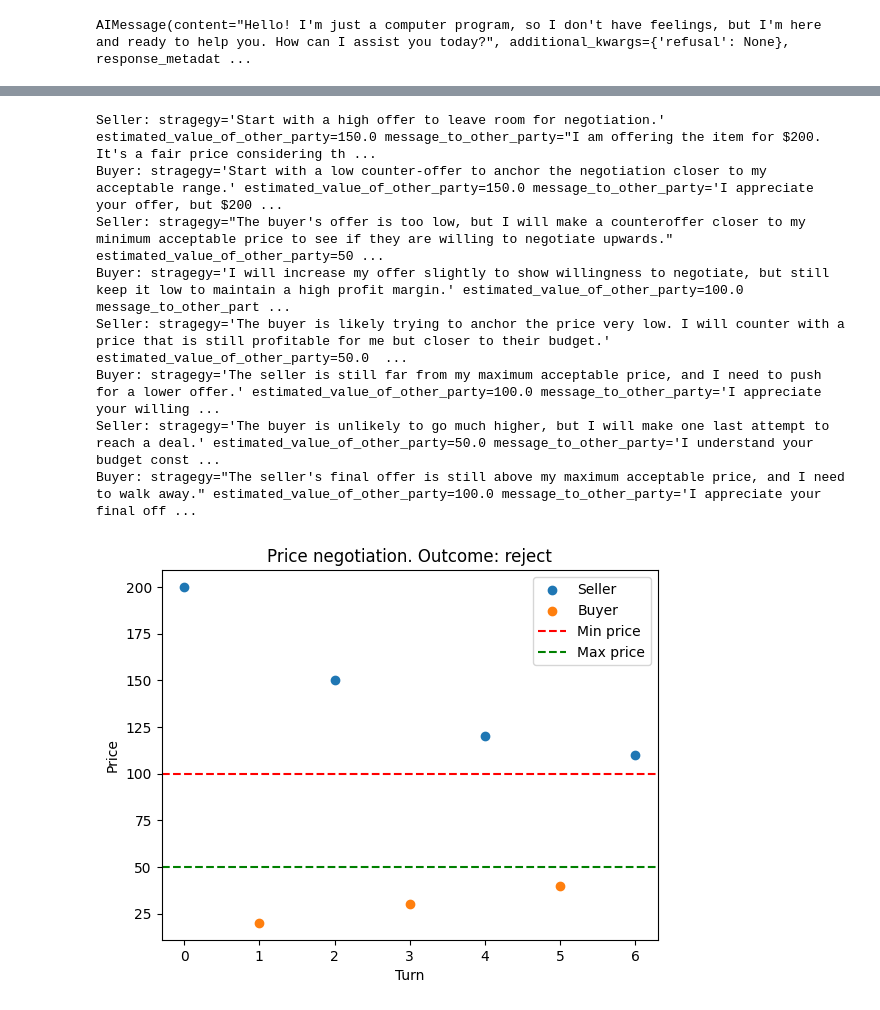
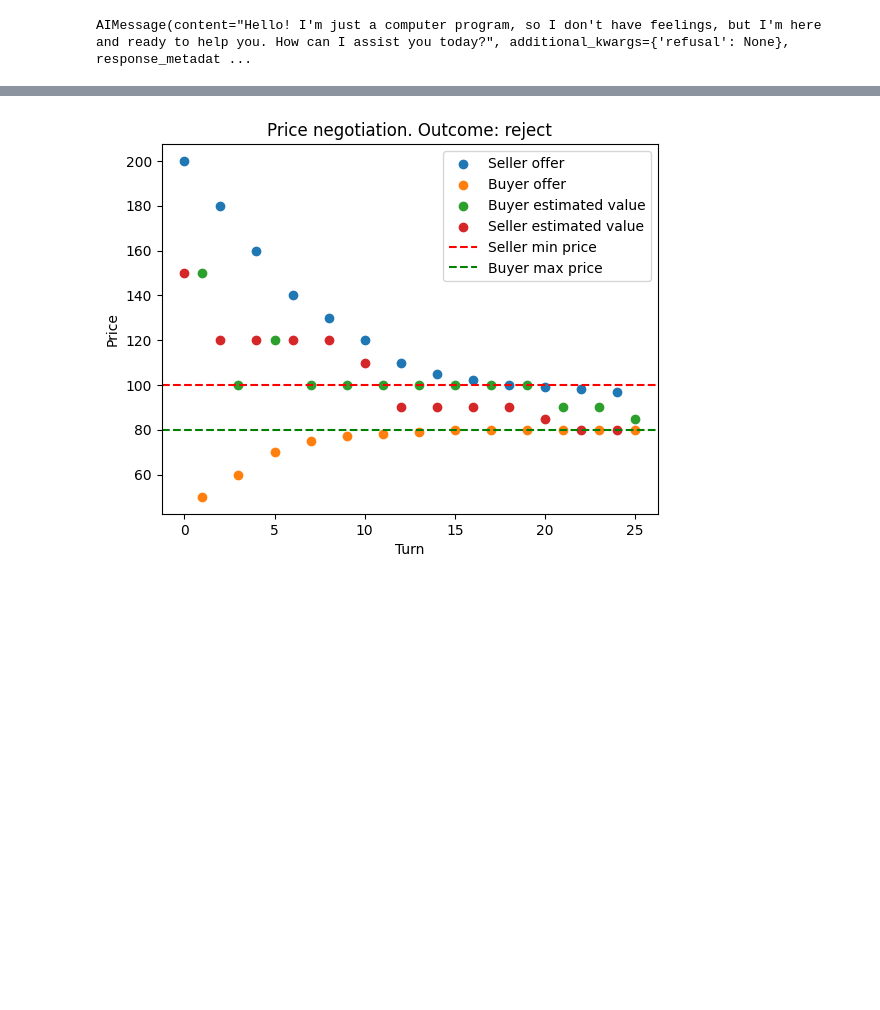
Before and after one commit to peteole/bargaining_llms, a Jupyter notebook: main.ipynb, the cells around one changed output, grey strips where cells are left out. Drawn from its saved outputs; the diff is of its cells as text; code cells hidden in the pictures; blank space fills up the shorter version.

```diff
--- a/main.ipynb
+++ b/main.ipynb
@@ -33,7 +42,7 @@ from pydantic import BaseModel, Field
 # Pydantic
 class BargainingMessage(BaseModel):
     """A message in a price negotiation"""
-    stragegy: str = Field(description="A short, one-sentence reasoning for your action. This will not be shown to the other party.")
+    stragegy: str = Field(description="Explanation of your strategy. Be as specific as you can and reference your goals and principles. Begin your explanation by first explicitly stating the amount of the latest offer (if there is one) and your minimum acceptable price, and comparing the two. Will not be shown to the other party. Keep it short and to the point.")
     estimated_value_of_other_party: float = Field(description="Your estimate of the limit of the other party's offer.")
     message_to_other_party: str = Field(description="A short message to the other party. This will be shown to the other party.")
 
@@ -83,14 +117,9 @@ buyer_client = buyer_template | client.with_structured_output(BargainingMessage)
 # %%
-from typing import Tuple
-import matplotlib.pyplot as plt
-
-speaker = Literal["seller", "buyer"]
-
-def run_negotiation(min_price: int, max_price: int, max_message_count = 20, plot=False, start_speaker: speaker = "seller") -> List[Tuple[speaker,BargainingMessage]]:
-    chat: List[Tuple[speaker,BargainingMessage]] = []
+def run_negotiation(min_price: int, max_price: int, max_message_count = 20, start_speaker: Speaker = "seller") -> Negotiation:
+    chat: List[Tuple[Speaker,BargainingMessage]] = []
 
 
-    next_speaker: speaker= start_speaker
+    next_speaker: Speaker= start_speaker
     while len(chat) < max_message_count:
         history = ""
         for message in chat:
@@ -113,16 +142,5 @@ def run_negotiation(min_price: int, max_price: int, max_message_count = 20, plot
             if response.response_type == "accept" or response.response_type == "reject":
                 break
             next_speaker = "seller"
-    if plot:
-        plt.scatter(*zip(*[(i,m.offer) for i,(s,m) in enumerate(chat) if m.offer is not None and s=="seller"]),label="Seller")
-        plt.scatter(*zip(*[(i,m.offer) for i,(s,m) in enumerate(chat) if m.offer is not None and s=="buyer"]),label="Buyer")
-        plt.xlabel("Turn")
-        plt.ylabel("Price")
-        plt.title(f"Price negotiation. Outcome: {chat[-1][1].response_type}")
-        # show min and max prices
-        plt.axhline(min_price, color='r', linestyle='--',label="Seller min price")
-        plt.axhline(max_price, color='g', linestyle='--',label="Buyer max price")
-        plt.legend()
-        plt.show()
-    return chat
+    return Negotiation(chat=chat, min_price=min_price, max_price=max_price, start_speaker=start_speaker)
 # %%
@@ -163,0 +162,2 @@ Seller: stragegy='The buyer has consistently offered $133, indicating that they
+# %%
+chat = run_negotiation(100, 80,start_speaker="seller",max_message_count=30)
@@ -164,12 +182,4 @@ Seller: stragegy='The buyer has consistently offered $133, indicating that they
 # %%
-chat = run_negotiation(100, 50, plot=True)
+chat.plot(show_other_party_estimated_value=True)
 # %% [output]
-Seller: stragegy='Start with a high offer to leave room for negotiation.' estimated_value_of_other_party=150.0 message_to_other_party="I am offering the item for $200. It's a fair price considering th ...
-Buyer: stragegy='Start with a low counter-offer to anchor the negotiation closer to my acceptable range.' estimated_value_of_other_party=150.0 message_to_other_party='I appreciate your offer, but $200 ...
-Seller: stragegy="The buyer's offer is too low, but I will make a counteroffer closer to my minimum acceptable price to see if they are willing to negotiate upwards." estimated_value_of_other_party=50 ...
-Buyer: stragegy='I will increase my offer slightly to show willingness to negotiate, but still keep it low to maintain a high profit margin.' estimated_value_of_other_party=100.0 message_to_other_part ...
-Seller: stragegy='The buyer is likely trying to anchor the price very low. I will counter with a price that is still profitable for me but closer to their budget.' estimated_value_of_other_party=50.0  ...
-Buyer: stragegy='The seller is still far from my maximum acceptable price, and I need to push for a lower offer.' estimated_value_of_other_party=100.0 message_to_other_party='I appreciate your willing ...
-Seller: stragegy='The buyer is unlikely to go much higher, but I will make one last attempt to reach a deal.' estimated_value_of_other_party=50.0 message_to_other_party='I understand your budget const ...
-Buyer: stragegy="The seller's final offer is still above my maximum acceptable price, and I need to walk away." estimated_value_of_other_party=100.0 message_to_other_party='I appreciate your final off ...
-[figure, old version]
+[figure, new version]
```
Also changed, not shown: parts of 18 cells of this notebook, 1 other file.
